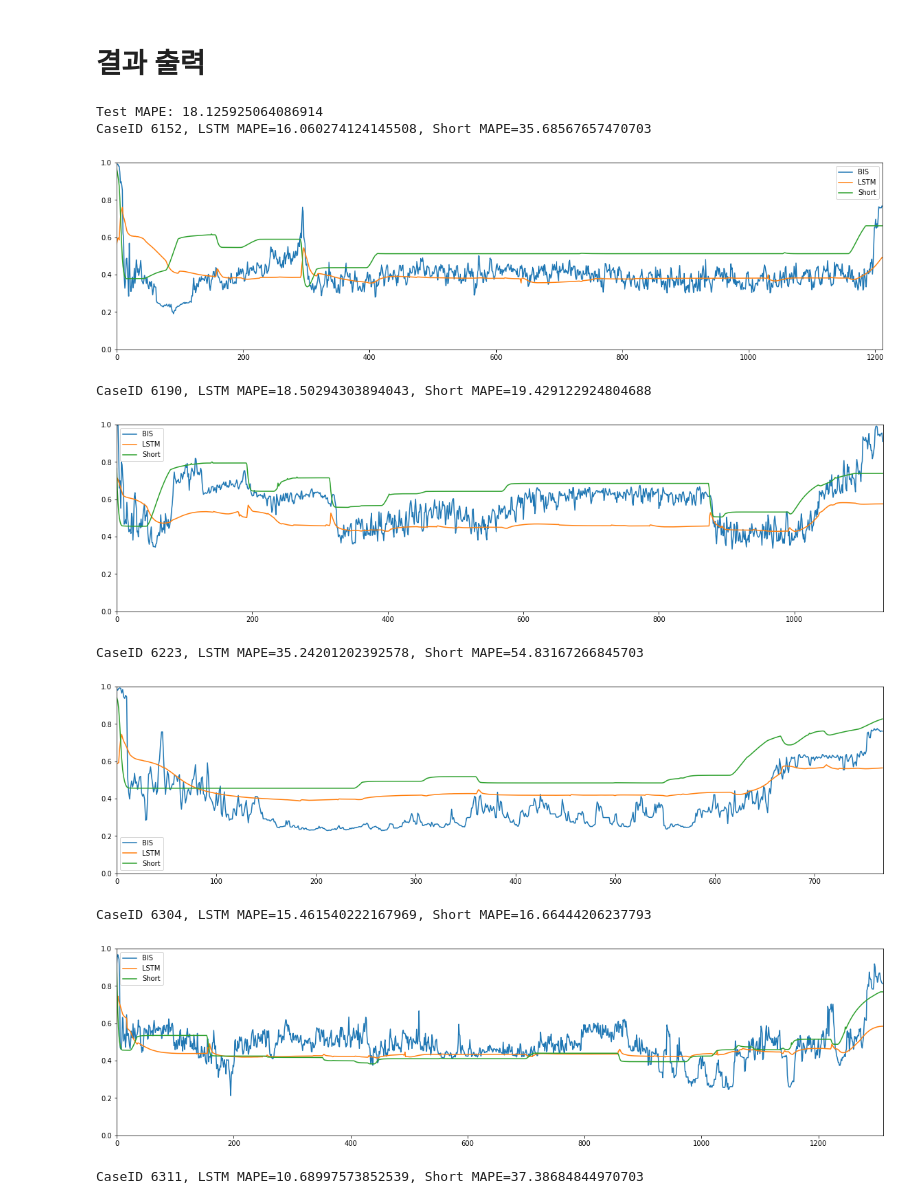
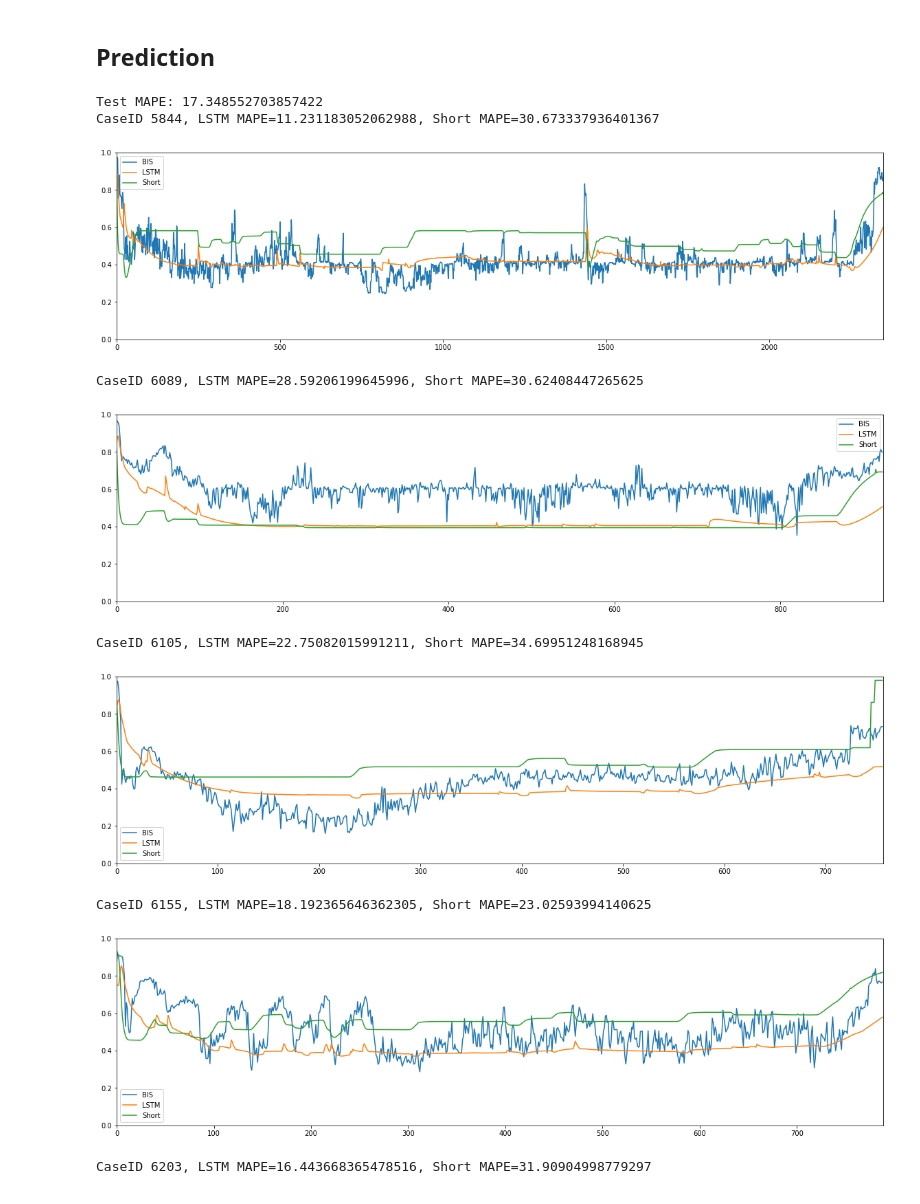
Before and after one commit to vitaldb/examples, a Jupyter notebook: ppf_bis.ipynb, the cells around one changed output. Saved outputs shown, nothing was run; the diff lists cells and outputs as text; code cells hidden in the pictures.

```diff
--- a/ppf_bis.ipynb
+++ b/ppf_bis.ipynb
@@ -193,17 +183,14 @@ loading 6311 (49/50)...done
 # %%
-# 입력 데이터셋을 numpy array로 변경
-x_ppf_dose = np.array(x_ppf_dose)[..., None]  # LSTM 에 넣기 위해서는 3차원이어야 한다. 마지막 차원을 추가
+# Convert the input dataset to a numpy array
+x_ppf_dose = np.array(x_ppf_dose)[..., None]  # It should be 3D to be used in the LSTM. add the last dimension
 x_rft_dose = np.array(x_rft_dose)[..., None]
 x_aswh = np.array(x_aswh)
 y = np.array(y)
 y_old = np.array(y_old)
-x_caseid = np.array(x_caseid)
+c = np.array(c)
 
-# 최종적으로 로딩 된 caseid
-caseids = np.unique(x_caseid)
+# final caseids loaded
+caseids = np.unique(c)
 
 # normalize data
 x_aswh = (x_aswh - np.mean(x_aswh, axis=0)) / np.std(x_aswh, axis=0)
-
-# bis 값은 최대값이 98 이므로 98로 나눠 normalization
-y /= 98
@@ -212,13 +199,16 @@ y /= 98
 # %%
-# train, test case로 나눔
+# split cases
+ncase = len(caseids)
 ntest = int(ncase * 0.1)
 ntrain = ncase - ntest
 train_caseids = caseids[:ntrain]
 test_caseids = caseids[ntrain:ncase]
 
-# train set과 test set 으로 나눔
-train_mask = np.array([caseid in train_caseids for caseid in x_caseid])
-test_mask = np.array([caseid in test_caseids for caseid in x_caseid])
+# making masks
+train_mask = np.isin(c, train_caseids)
+test_mask = np.isin(c, test_caseids)
+
+# split samples
 x_train = [x_ppf_dose[train_mask], x_rft_dose[train_mask], x_aswh[train_mask]]
 y_train = y[train_mask]
 x_test = [x_ppf_dose[test_mask], x_rft_dose[test_mask], x_aswh[test_mask]]
@@ -236,7 +226,6 @@ from keras.layers import Dense, Dropout, LSTM, Input, concatenate
 from keras.callbacks import EarlyStopping
 import tensorflow as tf
 
-# 모델 설계
 input_cov = Input(batch_shape=(None, 4))
 input_ppf = Input(batch_shape=(None, LSTM_TIMEPOINTS, 1))
 input_rft = Input(batch_shape=(None, LSTM_TIMEPOINTS, 1))
@@ -253,6 +242,6 @@ mape = tf.keras.losses.MeanAbsolutePercentageError()
 model = Model(inputs=[input_ppf, input_rft, input_cov], outputs=[output])
 model.compile(loss=mae, optimizer='adam', metrics=[mape])
 hist = model.fit(x_train, y_train, validation_split=0.1, epochs=100, steps_per_epoch=100,
-                           callbacks=[EarlyStopping(monitor='val_loss', patience=3, verbose=0, mode='auto')])
+                           callbacks=[EarlyStopping(monitor='val_loss', patience=3, verbose=1, mode='auto')])
 # %% [output]
 Epoch 1/100
@@ -275,40 +264,40 @@ Epoch 14/100
-# %% [markdown]
-# 결과 출력
+# %% [markdown]
+## Prediction
 # %%
-# 예측
+# Prediction
 y_pred = model.predict(x_test).flatten()
 print("Test MAPE: {}".format(mape(y_test, y_pred)))
 
-# 각 case에서 예측 결과를 그림으로 확인
+# Plotting
 import matplotlib.pyplot as plt
 for caseid in test_caseids:
-    case_mask = (x_caseid[test_mask] == caseid)
+    case_mask = (c[test_mask] == caseid)
     case_len = np.sum(case_mask)
     if case_len == 0:
         continue
 
     print('CaseID {}, LSTM MAPE={}, Short MAPE={}'.format(caseid,
       mape(y_test[case_mask], y_pred[case_mask]),
       mape(y_test[case_mask], y_old[case_mask])
       ))
 
     t = np.arange(0, case_len)
     plt.figure(figsize=(20, 5))
-    plt.plot(t, y_test[case_mask], label='BIS')  # 측정 결과
+    plt.plot(t, y_test[case_mask], label='BIS')  # Ground truth
     plt.plot(t, y_pred[case_mask], label='LSTM')  # LSTM model
     plt.plot(t, y_old[case_mask], label='Short')  # Short model
     plt.legend()
     plt.xlim([0, case_len])
     plt.ylim([0, 1])
     plt.show()
 # %% [output]
-Test MAPE: 18.125925064086914
-CaseID 6152, LSTM MAPE=16.060274124145508, Short MAPE=35.68567657470703
+Test MAPE: 17.348552703857422
+CaseID 5844, LSTM MAPE=11.231183052062988, Short MAPE=30.673337936401367
-[figure, old version]
+[figure, new version]
-CaseID 6190, LSTM MAPE=18.50294303894043, Short MAPE=19.429122924804688
+CaseID 6089, LSTM MAPE=28.59206199645996, Short MAPE=30.62408447265625
-[figure, old version]
+[figure, new version]
-CaseID 6223, LSTM MAPE=35.24201202392578, Short MAPE=54.83167266845703
+CaseID 6105, LSTM MAPE=22.75082015991211, Short MAPE=34.69951248168945
-[figure, old version]
+[figure, new version]
-CaseID 6304, LSTM MAPE=15.461540222167969, Short MAPE=16.66444206237793
+CaseID 6155, LSTM MAPE=18.192365646362305, Short MAPE=23.02593994140625
-[figure, old version]
+[figure, new version]
-CaseID 6311, LSTM MAPE=10.68997573852539, Short MAPE=37.38684844970703
+CaseID 6203, LSTM MAPE=16.443668365478516, Short MAPE=31.90904998779297
```
Also changed, not shown: parts of 24 cells of this notebook.
